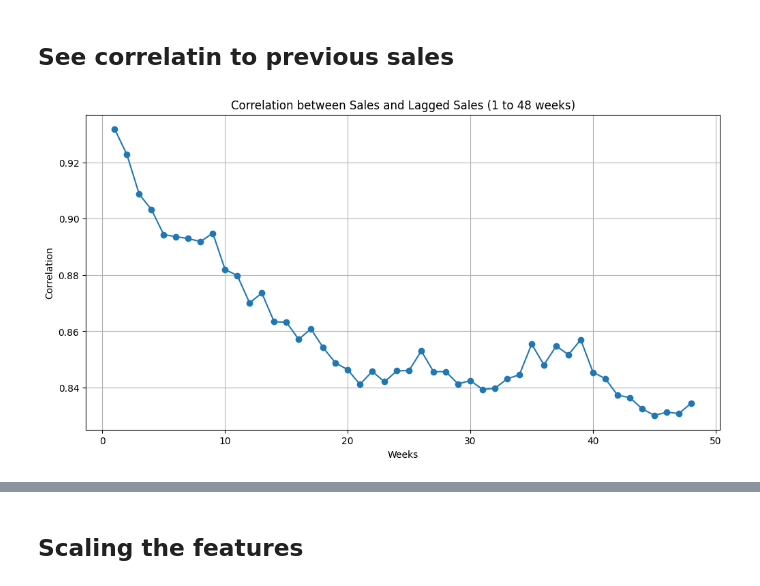
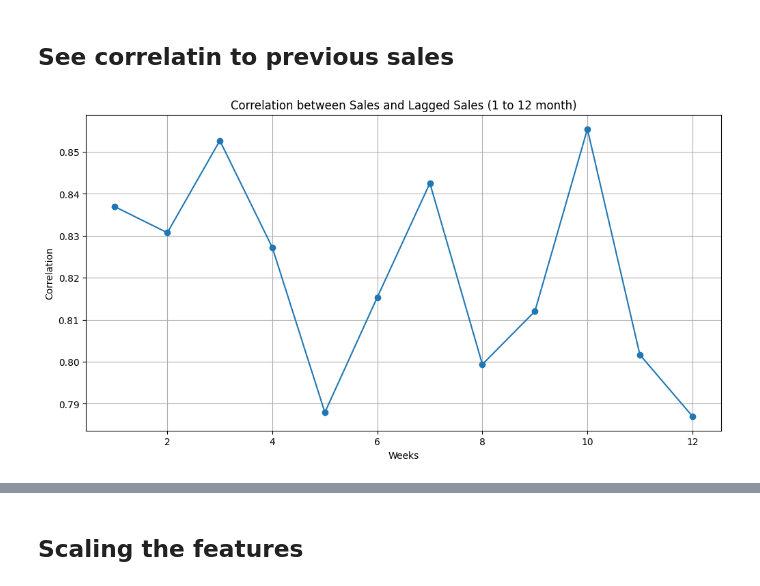
Before and after one commit to PedroSiqueira1/store-sales-forecasting, a Jupyter notebook: exploratory_analysis.ipynb, the cells around one changed output, grey strips where cells are left out. Cells and saved outputs as stored; diff of their text form; code cells hidden in the pictures.

```diff
--- a/exploratory_analysis.ipynb
+++ b/exploratory_analysis.ipynb
@@ -271,32 +271,32 @@ sns.heatmap(train_data.groupby('date')[['sales', 'transactions']].sum().corr('sp
 # %%
 # Count the unique number of stores
 num_stores = train_data['store_nbr'].nunique()
 
 # Supondo que train_data seja seu DataFrame
 number_of_products = train_data['family'].nunique()
 
 # Criar colunas de lag de 1 a 48 semanas
-for week in range(1, 49):
-    train_data[f'sales_lag{week*7}'] = train_data['sales'].shift(week * 7 * number_of_products * num_stores)
+for month in range(1, 13):
+    train_data[f'sales_lag_{month}_month'] = train_data['sales'].shift(month * 30 * number_of_products * num_stores)
 
 # Calcular correlação entre 'sales' e cada coluna de lag
 correlations = []
-for week in range(1, 49):
-    correlation = train_data['sales'].corr(train_data[f'sales_lag{week*7}'])
+for month in range(1, 13):
+    correlation = train_data['sales'].corr(train_data[f'sales_lag_{month}_month'])
     correlations.append(correlation)
 
 
 # Fill NaN values with 0
 train_data = train_data.fillna(0)
 
 # Plotar as correlações
-weeks = np.arange(1, 49)
+weeks = np.arange(1, 13)
 plt.figure(figsize=(12, 6))
 plt.plot(weeks, correlations, marker='o')
 plt.xlabel('Weeks')
 plt.ylabel('Correlation')
-plt.title('Correlation between Sales and Lagged Sales (1 to 48 weeks)')
+plt.title('Correlation between Sales and Lagged Sales (1 to 12 month)')
 plt.grid(True)
 plt.show()
 # %% [output]
-[figure, old version]
+[figure, new version]
```
Also changed, not shown: parts of 16 cells of this notebook.
